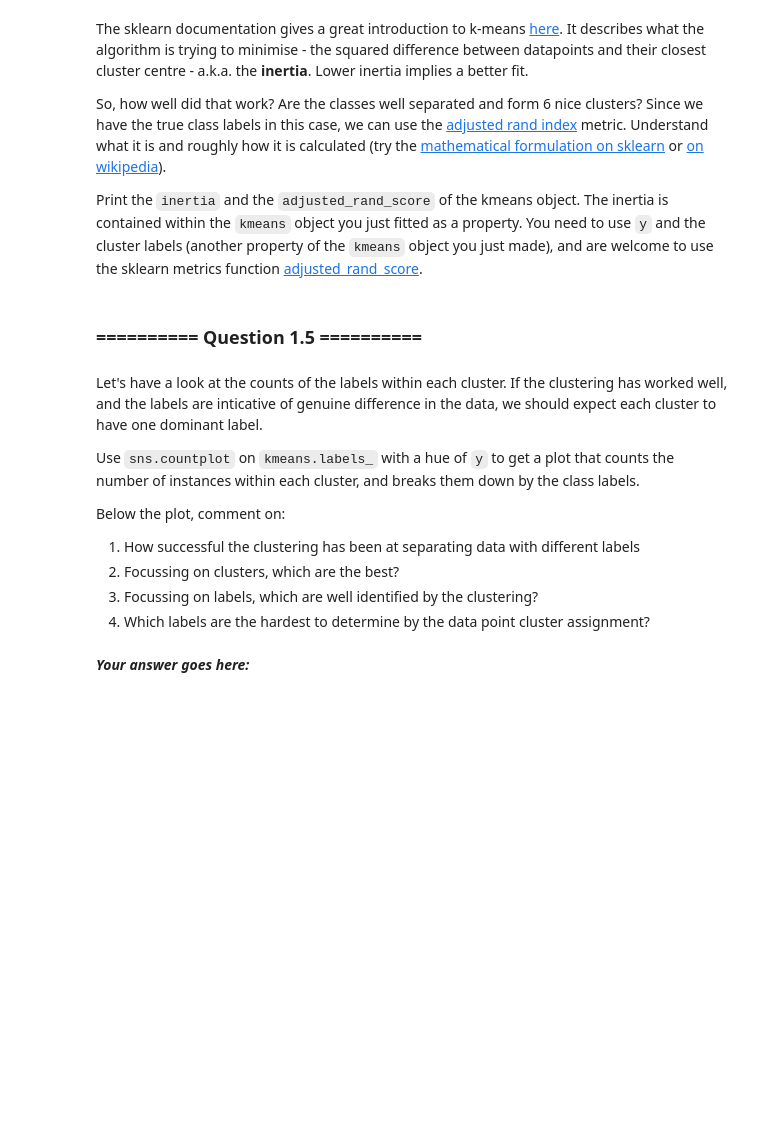
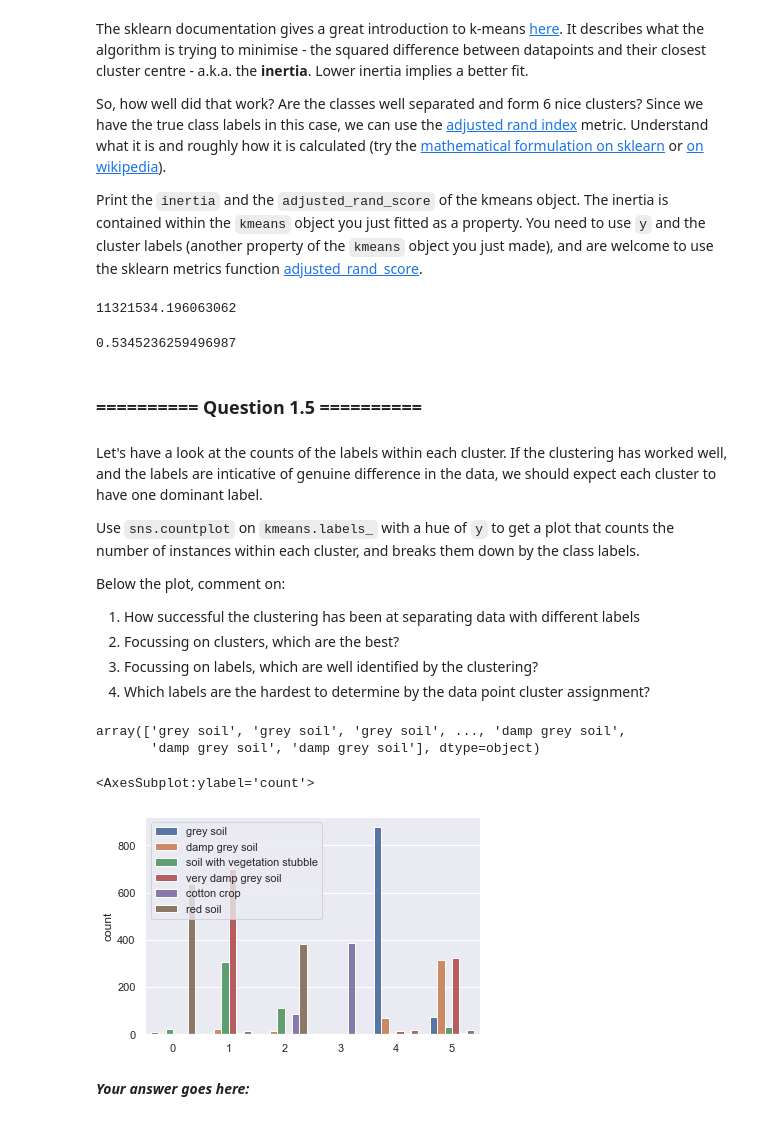
Before and after one commit to SiyuYang-1919/IAML-Lab-Exercises, a Jupyter notebook: 04 - Clustering and PCA.ipynb, the cells around one changed output. Saved outputs shown, nothing was run; the diff lists cells and outputs as text; code cells hidden in the pictures; blank space fills up the shorter version.

```diff
--- a/04 - Clustering and PCA.ipynb
+++ b/04 - Clustering and PCA.ipynb
@@ -128,3 +137,5 @@ Initialise a [k-means clustering](http://scikit-learn.org/0.19/modules/generated
 **Be careful to fit `X` - only the features - not the class labels! And Remember to set the `random_state=1000` so that you can reproduce results!**
 # %%
 # Your Code goes here:
+kmeans = KMeans(n_clusters=6, random_state=1000)
+kmeans.fit(X)
@@ -138,6 +151,13 @@ So, how well did that work? Are the classes well separated and form 6 nice clust
 Print the `inertia` and the `adjusted_rand_score` of the kmeans object. The inertia is contained within the `kmeans` object you just fitted as a property. You need to use `y` and the cluster labels (another property of the `kmeans` object you just made), and are welcome to use the sklearn metrics function [adjusted_rand_score](http://scikit-learn.org/0.19/modules/generated/sklearn.metrics.adjusted_rand_score.html).
 # %%
 # Your Code goes here:
+kmeans.inertia_
+# %% [output]
+11321534.196063062
+# %%
+adjusted_rand_score(y, kmeans.predict(X))
+# %% [output]
+0.5345236259496987
 # %% [markdown]
 ### ========== Question 1.5 ==========
 # %% [markdown]
@@ -147,11 +167,23 @@ Use `sns.countplot` on `kmeans.labels_` with a hue of `y` to get a plot that cou
 
 Below the plot, comment on:
 1. How successful the clustering has been at separating data with different labels
-1. Focussing on clusters, which are the best?
-1. Focussing on labels, which are well identified by the clustering?
-1. Which labels are the hardest to determine by the data point cluster assignment?
+2. Focussing on clusters, which are the best?
+3. Focussing on labels, which are well identified by the clustering?
+4. Which labels are the hardest to determine by the data point cluster assignment?
+# %%
+y = np.array(y)
+for i in range(7):
+    y[y==class_labels[i]] = class_categories[i]
+y
+# %% [output]
+array(['grey soil', 'grey soil', 'grey soil', ..., 'damp grey soil',
+       'damp grey soil', 'damp grey soil'], dtype=object)
 # %%
 # Your Code goes here:
+sns.countplot(kmeans.labels_, hue=y)
+# %% [output]
+<AxesSubplot:ylabel='count'>
+[figure, added]
 # %% [markdown]
 ***Your answer goes here:***
 # %% [markdown]
```
Also changed, not shown: parts of 6 cells of this notebook.
